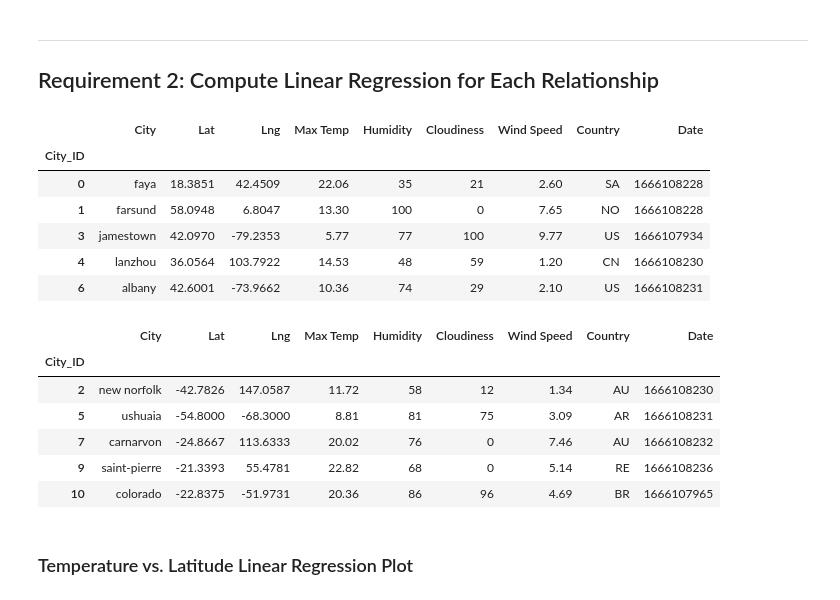
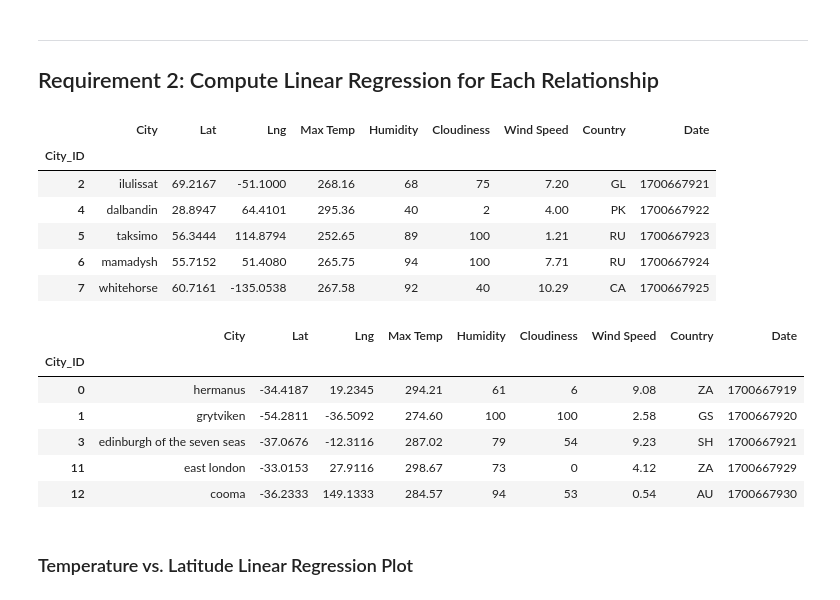
Before and after one commit to Tylerwilliams3644/python-api-challenge, a Jupyter notebook: WeatherPy/Starter_Code/starter_code/WeatherPy.ipynb, the cells around one changed output. Saved outputs shown, nothing was run; the diff lists cells and outputs as text; code cells hidden in the pictures.

```diff
--- a/WeatherPy/Starter_Code/starter_code/WeatherPy.ipynb
+++ b/WeatherPy/Starter_Code/starter_code/WeatherPy.ipynb
@@ -290,30 +327,31 @@ def liner_regression(x,y):
 # %%
 # Create a DataFrame with the Northern Hemisphere data (Latitude >= 0)
-# YOUR CODE HERE
+northern_hemi = city_data_df.loc[city_data_df["Lat"] >= 0]
+northern_hemi_df = pd.DataFrame(northern_hemi)
 
 # Display sample data
 northern_hemi_df.head()
 # %% [output]
 |  | City | Lat | Lng | Max Temp | Humidity | Cloudiness | Wind Speed | Country | Date |
 | City_ID |  |  |  |  |  |  |  |  |  |
-| 0 | faya | 18.3851 | 42.4509 | 22.06 | 35 | 21 | 2.60 | SA | 1666108228 |
-| 1 | farsund | 58.0948 | 6.8047 | 13.30 | 100 | 0 | 7.65 | NO | 1666108228 |
-| 3 | jamestown | 42.0970 | -79.2353 | 5.77 | 77 | 100 | 9.77 | US | 1666107934 |
-| 4 | lanzhou | 36.0564 | 103.7922 | 14.53 | 48 | 59 | 1.20 | CN | 1666108230 |
-| 6 | albany | 42.6001 | -73.9662 | 10.36 | 74 | 29 | 2.10 | US | 1666108231 |
+| 2 | ilulissat | 69.2167 | -51.1000 | 268.16 | 68 | 75 | 7.20 | GL | 1700667921 |
+| 4 | dalbandin | 28.8947 | 64.4101 | 295.36 | 40 | 2 | 4.00 | PK | 1700667922 |
+| 5 | taksimo | 56.3444 | 114.8794 | 252.65 | 89 | 100 | 1.21 | RU | 1700667923 |
+| 6 | mamadysh | 55.7152 | 51.4080 | 265.75 | 94 | 100 | 7.71 | RU | 1700667924 |
+| 7 | whitehorse | 60.7161 | -135.0538 | 267.58 | 92 | 40 | 10.29 | CA | 1700667925 |
 # %%
 # Create a DataFrame with the Southern Hemisphere data (Latitude < 0)
-# YOUR CODE HERE
-
+southern_hemi = city_data_df.loc[city_data_df["Lat"] < 0]
+southern_hemi_df = pd.DataFrame(southern_hemi)
 # Display sample data
 southern_hemi_df.head()
 # %% [output]
 |  | City | Lat | Lng | Max Temp | Humidity | Cloudiness | Wind Speed | Country | Date |
 | City_ID |  |  |  |  |  |  |  |  |  |
-| 2 | new norfolk | -42.7826 | 147.0587 | 11.72 | 58 | 12 | 1.34 | AU | 1666108230 |
-| 5 | ushuaia | -54.8000 | -68.3000 | 8.81 | 81 | 75 | 3.09 | AR | 1666108231 |
-| 7 | carnarvon | -24.8667 | 113.6333 | 20.02 | 76 | 0 | 7.46 | AU | 1666108232 |
-| 9 | saint-pierre | -21.3393 | 55.4781 | 22.82 | 68 | 0 | 5.14 | RE | 1666108236 |
-| 10 | colorado | -22.8375 | -51.9731 | 20.36 | 86 | 96 | 4.69 | BR | 1666107965 |
+| 0 | hermanus | -34.4187 | 19.2345 | 294.21 | 61 | 6 | 9.08 | ZA | 1700667919 |
+| 1 | grytviken | -54.2811 | -36.5092 | 274.60 | 100 | 100 | 2.58 | GS | 1700667920 |
+| 3 | edinburgh of the seven seas | -37.0676 | -12.3116 | 287.02 | 79 | 54 | 9.23 | SH | 1700667921 |
+| 11 | east london | -33.0153 | 27.9116 | 298.67 | 73 | 0 | 4.12 | ZA | 1700667929 |
+| 12 | cooma | -36.2333 | 149.1333 | 284.57 | 94 | 53 | 0.54 | AU | 1700667930 |
 # %% [markdown]
 ###  Temperature vs. Latitude Linear Regression Plot
```
Also changed, not shown: parts of 26 cells of this notebook.
